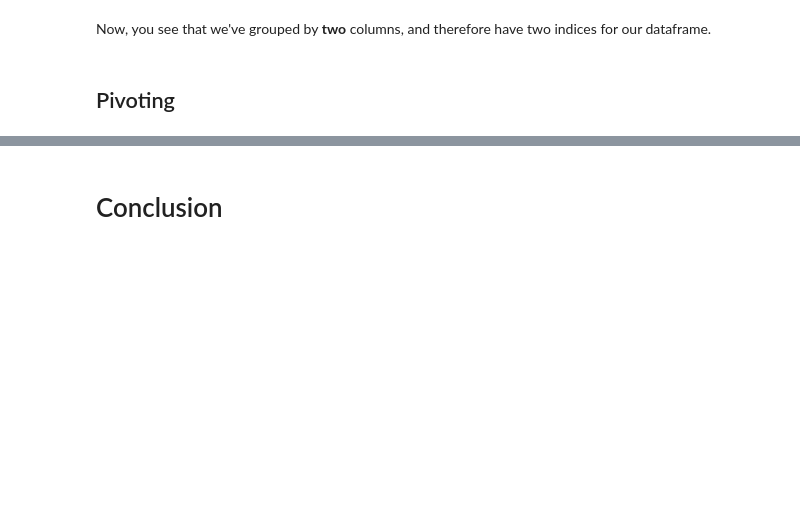
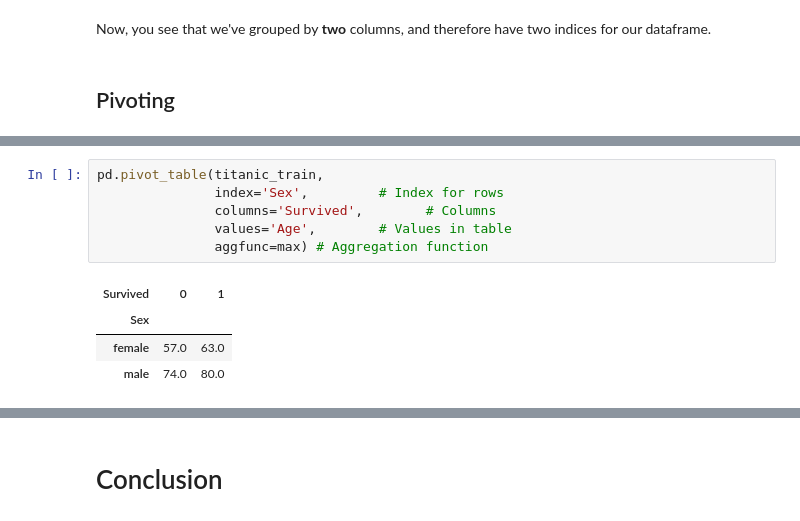
Before and after one commit to SUSA-org/Spring-2020-Career-Exploration, a Jupyter notebook: Lectures/Lecture3/Numpy and Pandas.ipynb, the cells around one changed output, grey strips where cells are left out. Cells and saved outputs as stored; diff of their text form; blank space fills up the shorter version.

Commit message:
Finished Lecture 3 pivot

```diff
--- a/Lectures/Lecture3/Numpy and Pandas.ipynb
+++ b/Lectures/Lecture3/Numpy and Pandas.ipynb
@@ -922,0 +929,11 @@ Now, you see that we've grouped by **two** columns, and therefore have two indic
+# %%
+pd.pivot_table(titanic_train,
+               index='Sex',         # Index for rows
+               columns='Survived',        # Columns
+               values='Age',        # Values in table
+               aggfunc=max) # Aggregation function
+# %% [output]
+| Survived | 0 | 1 |
+| Sex |  |  |
+| female | 57.0 | 63.0 |
+| male | 74.0 | 80.0 |
```
Also changed, not shown: parts of 21 cells of this notebook, 1 other file.
